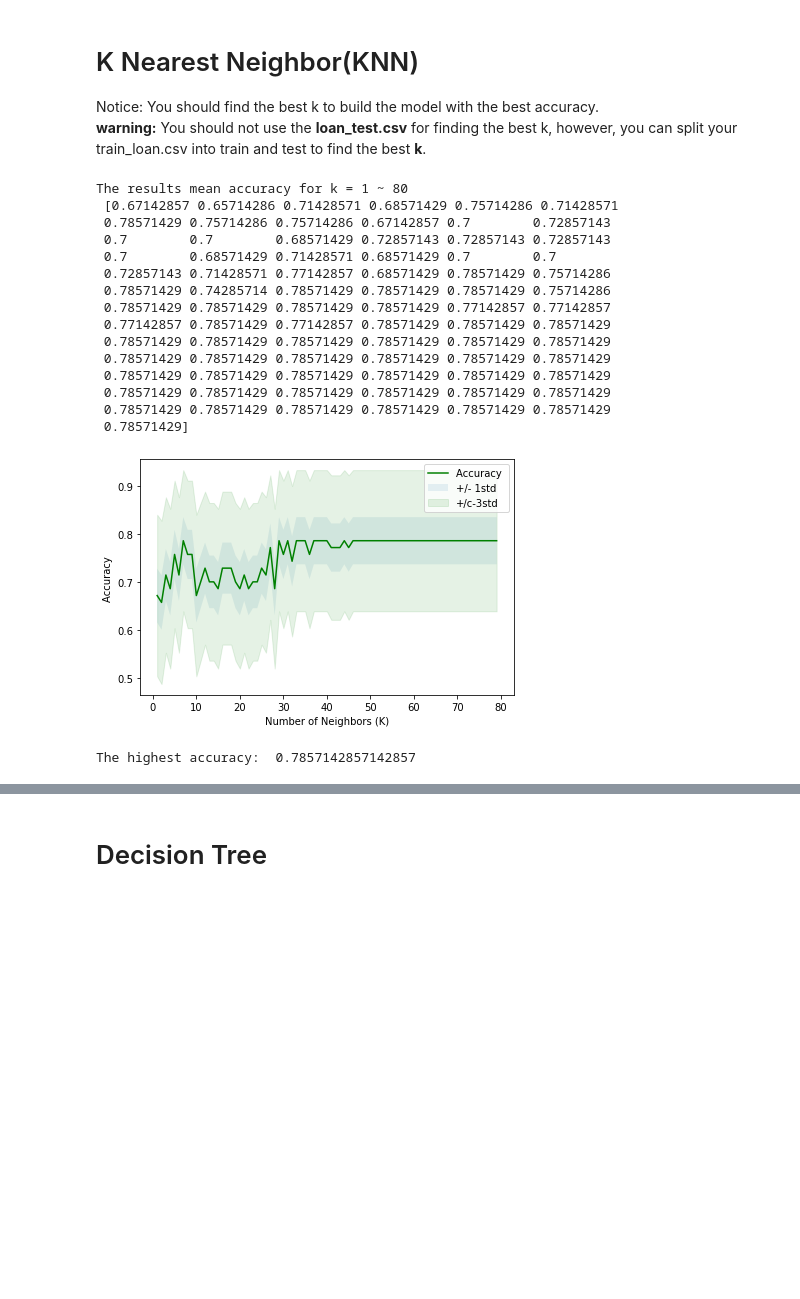
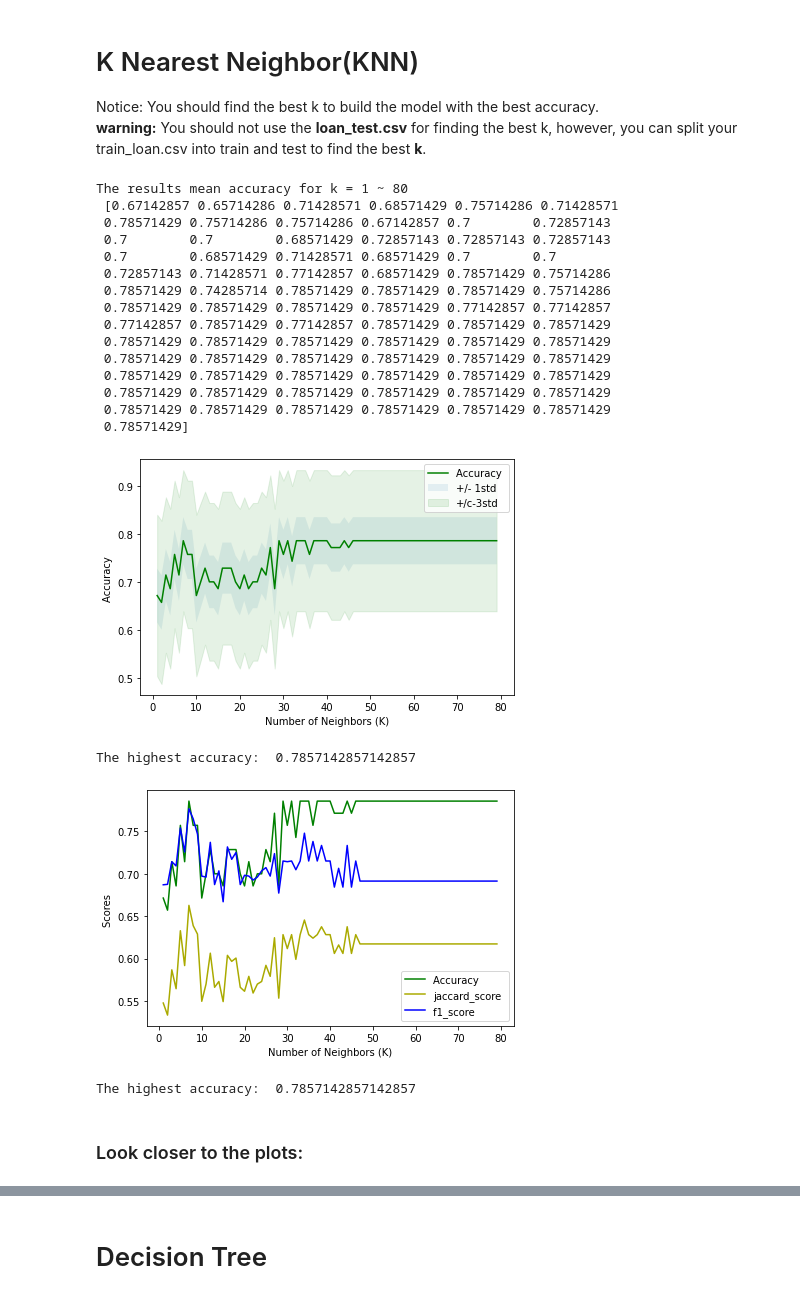
Before and after one commit to YujiaoMai/machineLearning, a Jupyter notebook: MLclassify.ipynb, the cells around one changed output, grey strips where cells are left out. Drawn from its saved outputs; the diff is of its cells as text; code cells hidden in the pictures; blank space fills up the shorter version.

```diff
--- a/MLclassify.ipynb
+++ b/MLclassify.ipynb
@@ -344,45 +353,65 @@ from sklearn.neighbors import KNeighborsClassifier
 KV = 80
 mean_acc = np.zeros((KV-1))
 std_acc = np.zeros((KV-1))
+jaccard_scores = np.zeros((KV-1))
+f1_scores = np.zeros((KV-1))
 for k in range(1,KV):
     neigh = KNeighborsClassifier(n_neighbors=k).fit(X_train,y_train)
     y_hat = neigh.predict(X_test)
     metrics.accuracy_score(y_train, neigh.predict(X_train))
-    mean_acc[k-1] = mean_accuracy = metrics.accuracy_score(y_test, y_hat)
-    std_acc[k-1] = std_accuray = np.std(y_hat==y_test)/np.sqrt(y_hat.shape[0])
+    mean_acc[k-1] =  metrics.accuracy_score(y_test, y_hat)
+    std_acc[k-1] =  np.std(y_hat==y_test)/np.sqrt(y_hat.shape[0])
+    jaccard_scores[k-1] = jaccard_score(y_test, y_hat,  average="weighted")
+    f1_scores[k-1] = f1_score(y_test, y_hat, average='weighted')
 
     #print("Train set Accuracy: ", metrics.accuracy_score(y_train, neigh.predict(X_train)))
     #print("Test set Accuracy: ", metrics.accuracy_score(y_test, y_hat))
+
 print("The results mean accuracy for k = 1 ~",KV,"\n", mean_acc)
 
 ## Plot the mean_acc
 plt.plot(range(1,KV), mean_acc, 'g')
 plt.fill_between(range(1,KV), mean_acc-1*std_acc, mean_acc+1*std_acc, alpha=0.10)
 plt.fill_between(range(1,KV), mean_acc-3*std_acc, mean_acc+3*std_acc, alpha=0.10, color='green')
 plt.legend(("Accuracy ", "+/- 1std", "+/c-3std") )
 plt.ylabel("Accuracy ")
 plt.xlabel("Number of Neighbors (K)")
 plt.tight_layout()
 plt.show()
 print("The highest accuracy: ", max(mean_acc))
+
+## Plot the Accuracy, jaccard_scores, and f1-scores
+plt.plot(range(1,KV), mean_acc, 'g')
+plt.plot(range(1,KV), jaccard_scores, '#AAAA00')
+plt.plot(range(1,KV), f1_scores, '#0000FF')
+plt.legend(("Accuracy ","jaccard_score ", "f1_score ") )
+plt.ylabel("Scores ")
+plt.xlabel("Number of Neighbors (K)")
+plt.tight_layout()
+plt.show()
+print("The highest accuracy: ", max(mean_acc))
 # %% [output]
 The results mean accuracy for k = 1 ~ 80
  [0.67142857 0.65714286 0.71428571 0.68571429 0.75714286 0.71428571
  0.78571429 0.75714286 0.75714286 0.67142857 0.7        0.72857143
  0.7        0.7        0.68571429 0.72857143 0.72857143 0.72857143
  0.7        0.68571429 0.71428571 0.68571429 0.7        0.7
  0.72857143 0.71428571 0.77142857 0.68571429 0.78571429 0.75714286
  0.78571429 0.74285714 0.78571429 0.78571429 0.78571429 0.75714286
  0.78571429 0.78571429 0.78571429 0.78571429 0.77142857 0.77142857
  0.77142857 0.78571429 0.77142857 0.78571429 0.78571429 0.78571429
  0.78571429 0.78571429 0.78571429 0.78571429 0.78571429 0.78571429
  0.78571429 0.78571429 0.78571429 0.78571429 0.78571429 0.78571429
  0.78571429 0.78571429 0.78571429 0.78571429 0.78571429 0.78571429
  0.78571429 0.78571429 0.78571429 0.78571429 0.78571429 0.78571429
  0.78571429 0.78571429 0.78571429 0.78571429 0.78571429 0.78571429
  0.78571429]
 [figure]
 The highest accuracy:  0.7857142857142857
+[figure, added]
+The highest accuracy:  0.7857142857142857
+# %% [markdown]
+### Look closer to the plots:
 # %%
 ## Plot the mean_acc AFTER CUTTING OUT THE RIGHT LONG TAIL
 cutp = 50
```
Also changed, not shown: parts of 35 cells of this notebook.
